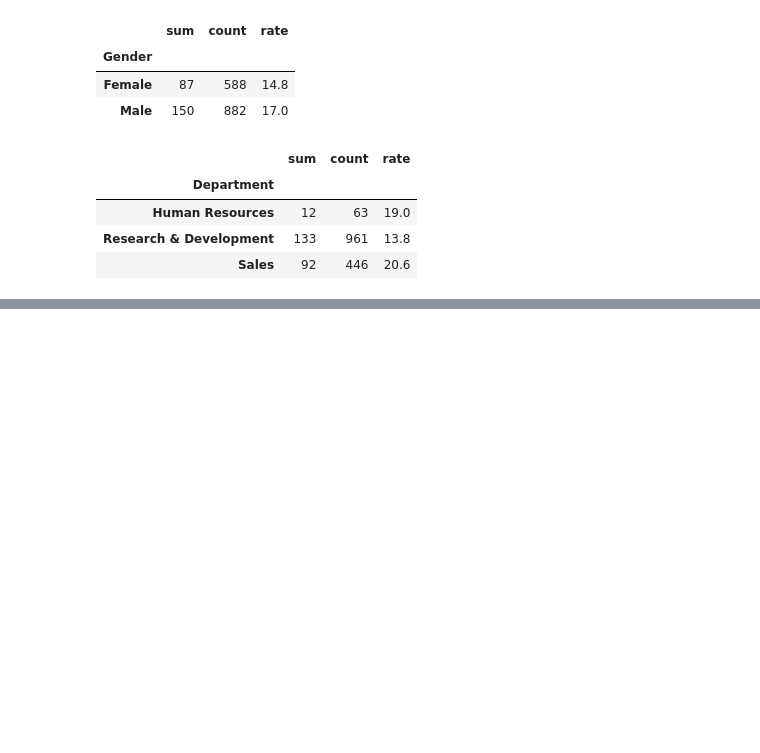
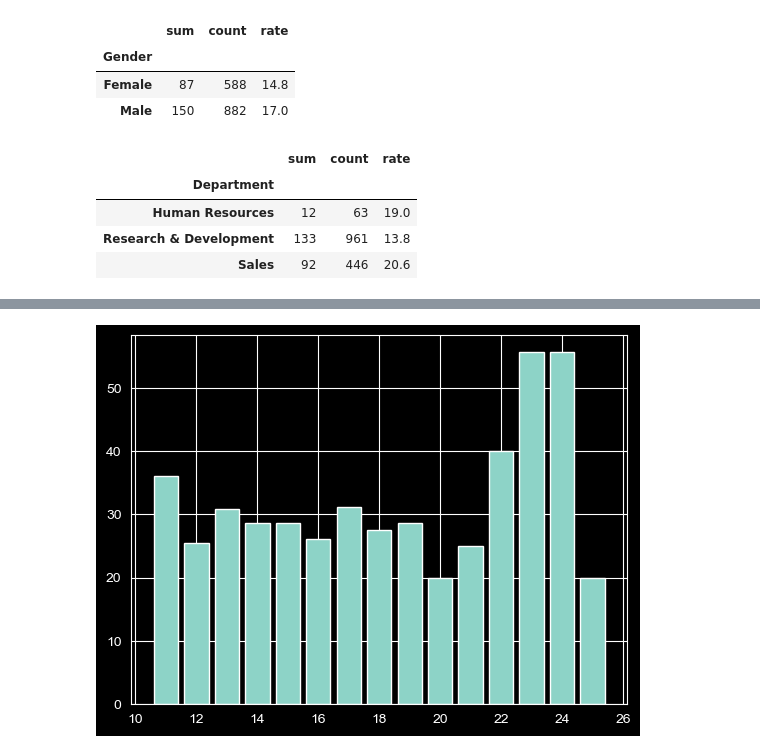
Before and after one commit to pa3757/aischoolpython, a Jupyter notebook: machineLearning/machinelearning02.ipynb, the cells around one changed output, grey strips where cells are left out. Saved outputs shown, nothing was run; the diff lists cells and outputs as text; code cells hidden in the pictures; blank space fills up the shorter version.

```diff
--- a/machineLearning/machinelearning02.ipynb
+++ b/machineLearning/machinelearning02.ipynb
@@ -114,0 +169,8 @@ df_gp3
+# %%
+# 구간화
+#'Role_Company'
+#'0.4 이하'
+#'0.4~0.8'
+#'0.8 초과'
+
+df['Role_Company_Group'] = np.where(df['Role_Company'] <= 0.4, '0.4 이하', np.where(df['Role_Company'] <= 0.8, '0.4~0.8', '0.8 초과'))
@@ -114,0 +221,5 @@ df_gp3
+# %%
+# PercentSalaryHike : 급여 인상률
+df_gp7 = df.groupby(['OverTime','PercentSalaryHike'])['Attrition'].agg(['sum', 'count'])
+df_gp7['rate'] = round((df_gp7['sum'] / df_gp7['count'])*100,1)
+df_gp7
@@ -114,0 +245,13 @@ df_gp3
+# %%
+df_gp_plot = df_gp7.reset_index()
+# %%
+df_gp_plot = df_gp_plot[df_gp_plot['OverTime']=='Yes']
+# %%
+# 야근 Yes 직원 Data 분석
+plt.bar(df_gp_plot['PercentSalaryHike'], df_gp_plot['rate'])
+plt.show()
+# 연봉 20% 상승률 까지 감소하는 추세가 보이지만
+# 22% 이상 연봉 상승하는 핵심인재의 경우 이직률이 높다
+# 연봉 인상률이 높은 직원의 야근시간을 줄이는 것이 이직을 방지할 방법 중 하나로 보임
+# %% [output]
+[figure, added]
```
Also changed, not shown: parts of 20 cells of this notebook.
